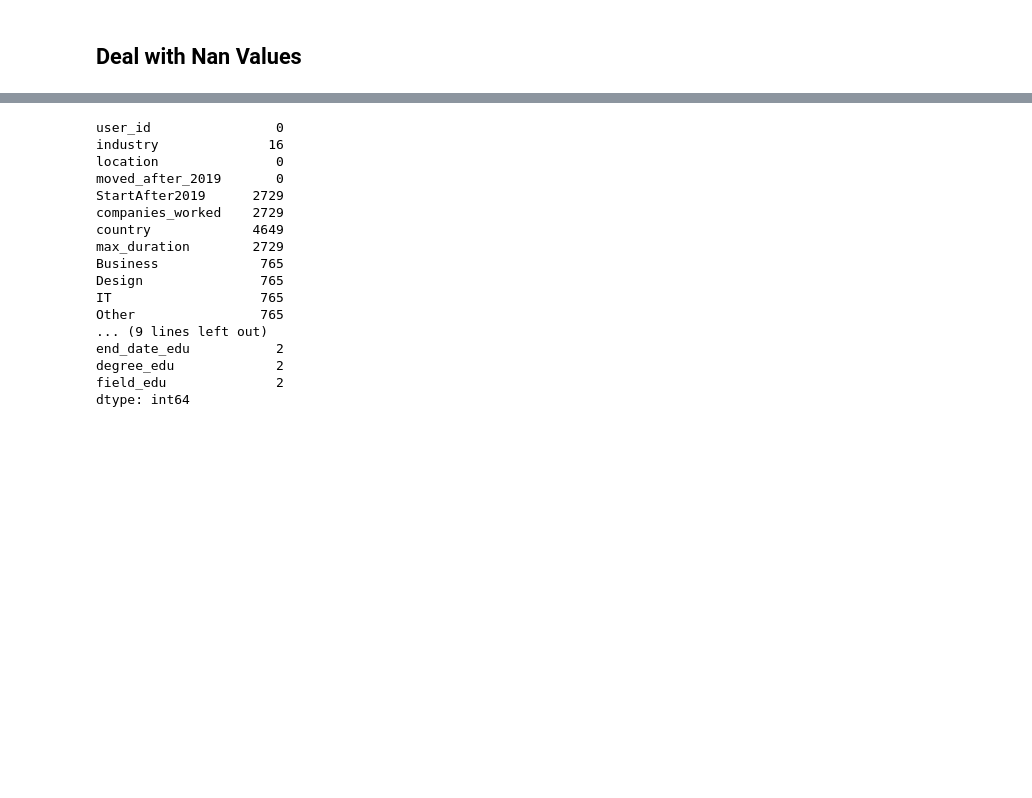
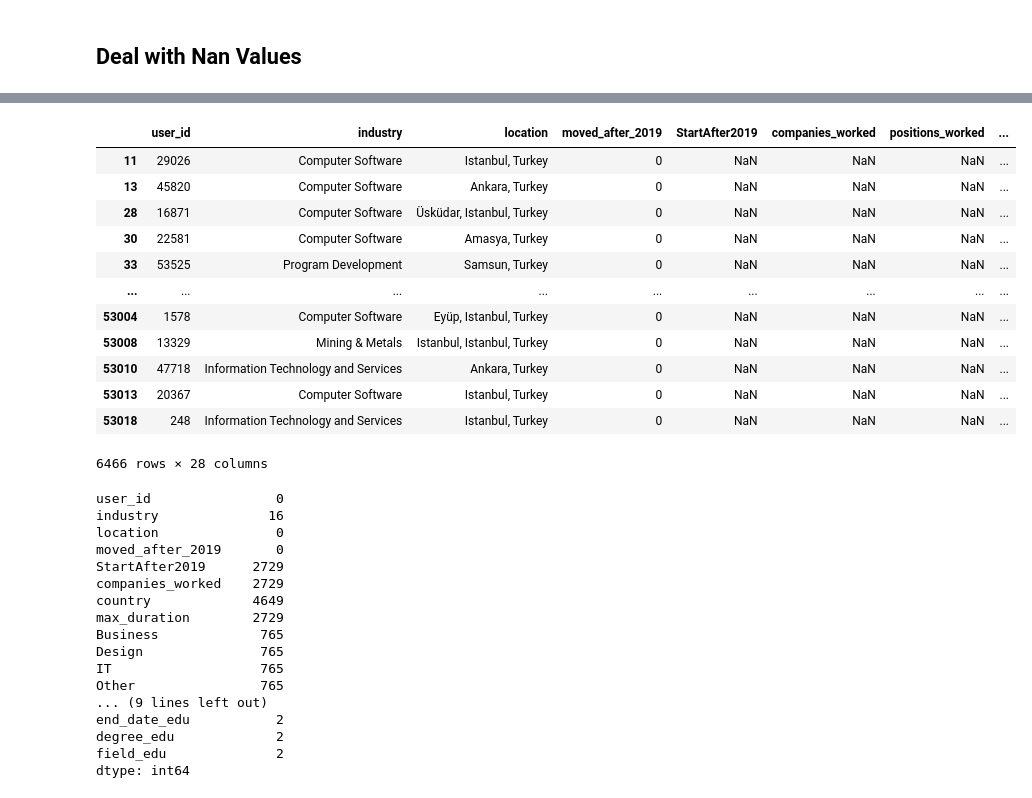
Before and after one commit to feyzijan/GarantiDatathon, a Jupyter notebook: CombinePrepData.ipynb, the cells around one changed output, grey strips where cells are left out. Drawn from its saved outputs; the diff is of its cells as text; code cells hidden in the pictures; blank space fills up the shorter version.

```diff
--- a/CombinePrepData.ipynb
+++ b/CombinePrepData.ipynb
@@ -105,4 +68,20 @@ field_edu               1
 dtype: int64
+# %%
+train[train["StartAfter2019"].isna()]
+# %% [output]
+|  | user_id | industry | location | moved_after_2019 | StartAfter2019 | companies_worked | positions_worked | ... |
+| 11 | 29026 | Computer Software | Istanbul, Turkey | 0 | NaN | NaN | NaN | ... |
+| 13 | 45820 | Computer Software | Ankara, Turkey | 0 | NaN | NaN | NaN | ... |
+| 28 | 16871 | Computer Software | Üsküdar, Istanbul, Turkey | 0 | NaN | NaN | NaN | ... |
+| 30 | 22581 | Computer Software | Amasya, Turkey | 0 | NaN | NaN | NaN | ... |
+| 33 | 53525 | Program Development | Samsun, Turkey | 0 | NaN | NaN | NaN | ... |
+| ... | ... | ... | ... | ... | ... | ... | ... | ... |
+| 53004 | 1578 | Computer Software | Eyüp, Istanbul, Turkey | 0 | NaN | NaN | NaN | ... |
+| 53008 | 13329 | Mining & Metals | Istanbul, Istanbul, Turkey | 0 | NaN | NaN | NaN | ... |
+| 53010 | 47718 | Information Technology and Services | Ankara, Turkey | 0 | NaN | NaN | NaN | ... |
+| 53013 | 20367 | Computer Software | Istanbul, Turkey | 0 | NaN | NaN | NaN | ... |
+| 53018 | 248 | Information Technology and Services | Istanbul, Turkey | 0 | NaN | NaN | NaN | ... |
+6466 rows × 28 columns
 # %%
 test.isnull().sum()
 # %% [output]
```
Also changed, not shown: parts of 6 cells of this notebook, 2 other files.
